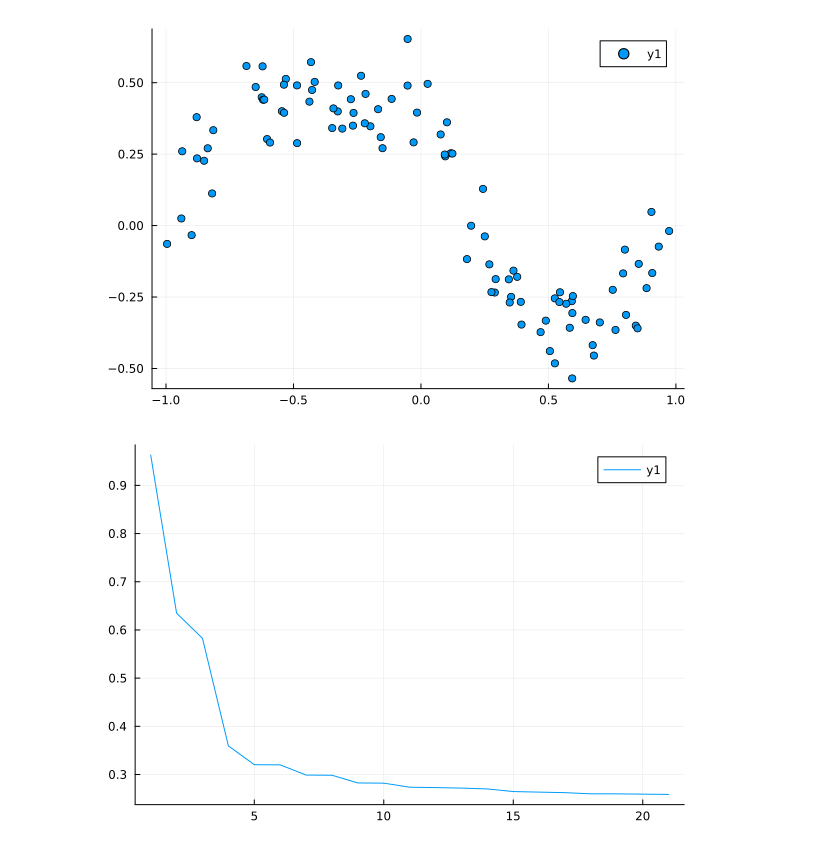
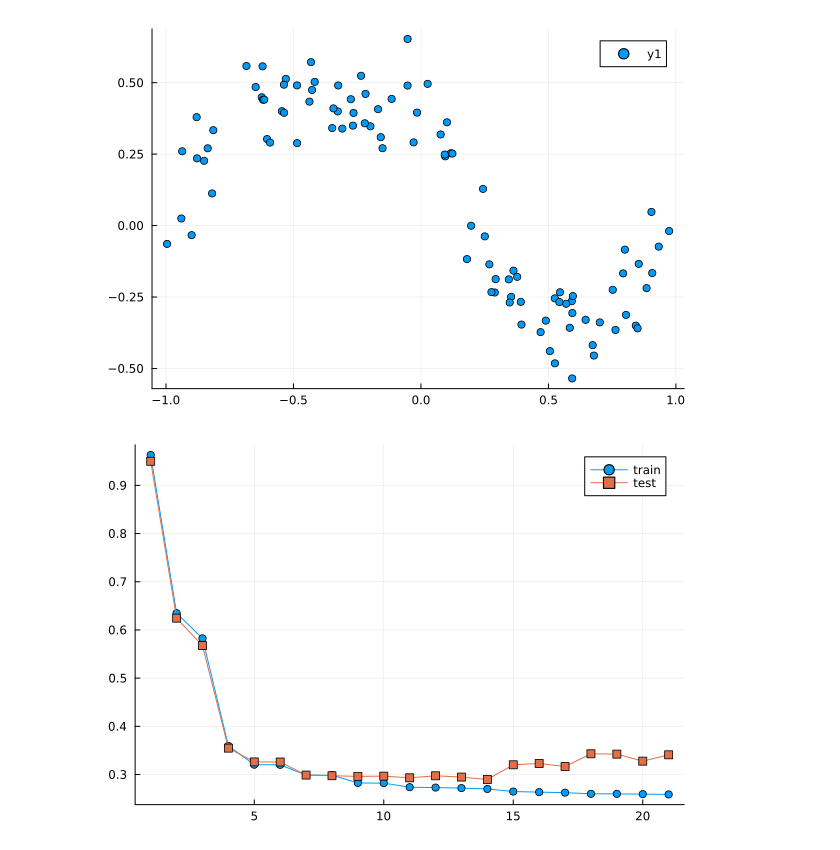
Before and after one commit to QuangMDoan/stanford-engr108, a Jupyter notebook: lec13/data_fitting.ipynb, the cells around one changed output. Cells and saved outputs as stored; diff of their text form; code cells hidden in the pictures.

Commit message:
Add another plot

```diff
--- a/lec13/data_fitting.ipynb
+++ b/lec13/data_fitting.ipynb
@@ -248,26 +248,27 @@ scatter(x, y)
 # %%
 # Use the training data to build the models
 # Build 21 polynomial equations
 using VMLS
 using LinearAlgebra
 function build_model(x, y, p)
     A = vandermonde(x,p)
     theta = A \ y
     return A, theta
 end
 
 train_error = zeros(21)
 test_error = zeros(21)
 
 for p=1:21
     A, theta = build_model(x, y, p)
     yhat = A * theta
     train_error[p] = norm(yhat - y)/norm(y)
 
     y_test_hat = vandermonde(x_test, p) * theta
     test_error[p] = norm(y_test_hat - y_test) / norm(y_test)
 end
 
 plot(1:21, train_error, marker = :circle, label = "train")
+plot!(1:21, test_error, marker = :square, label = "test")
 # %% [output]
-[figure, old version]
+[figure, new version]
```
